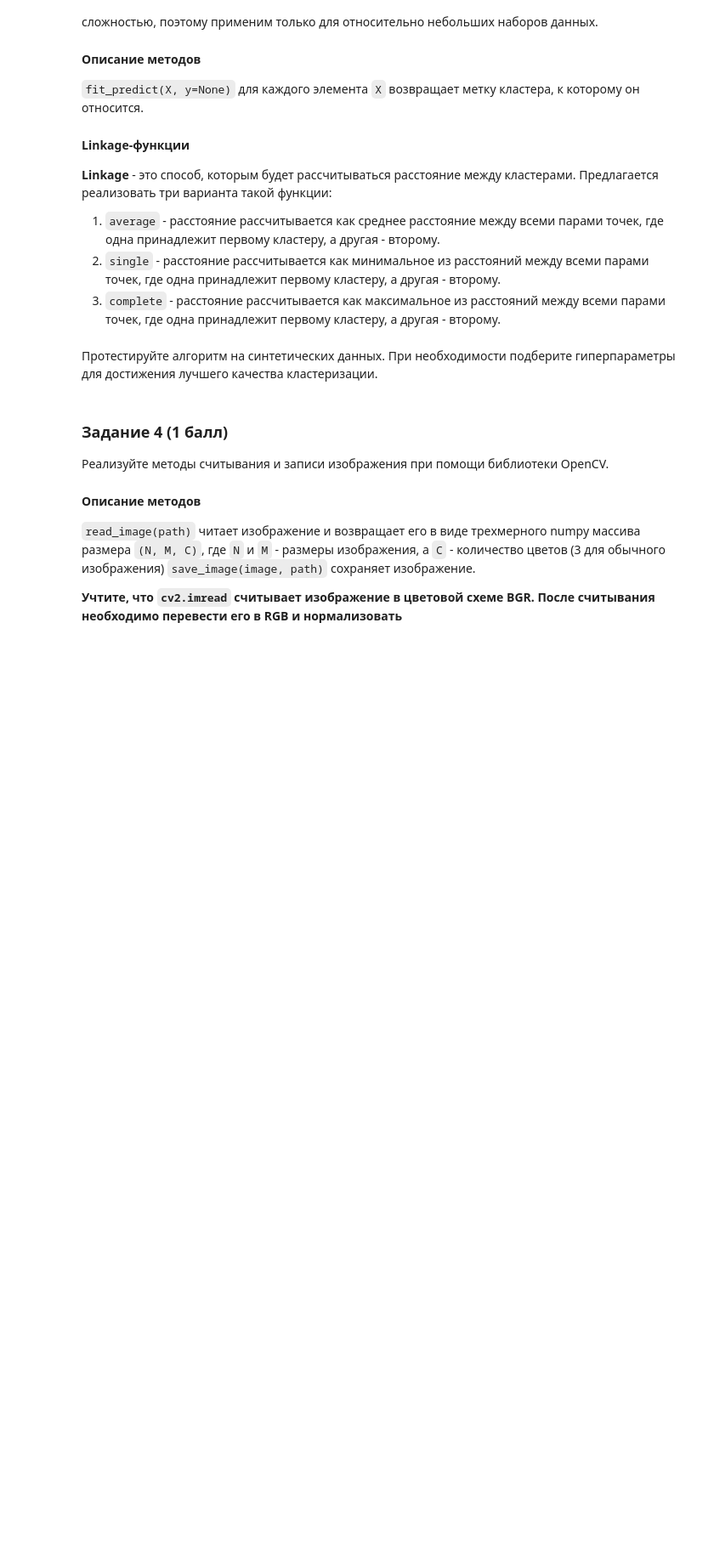
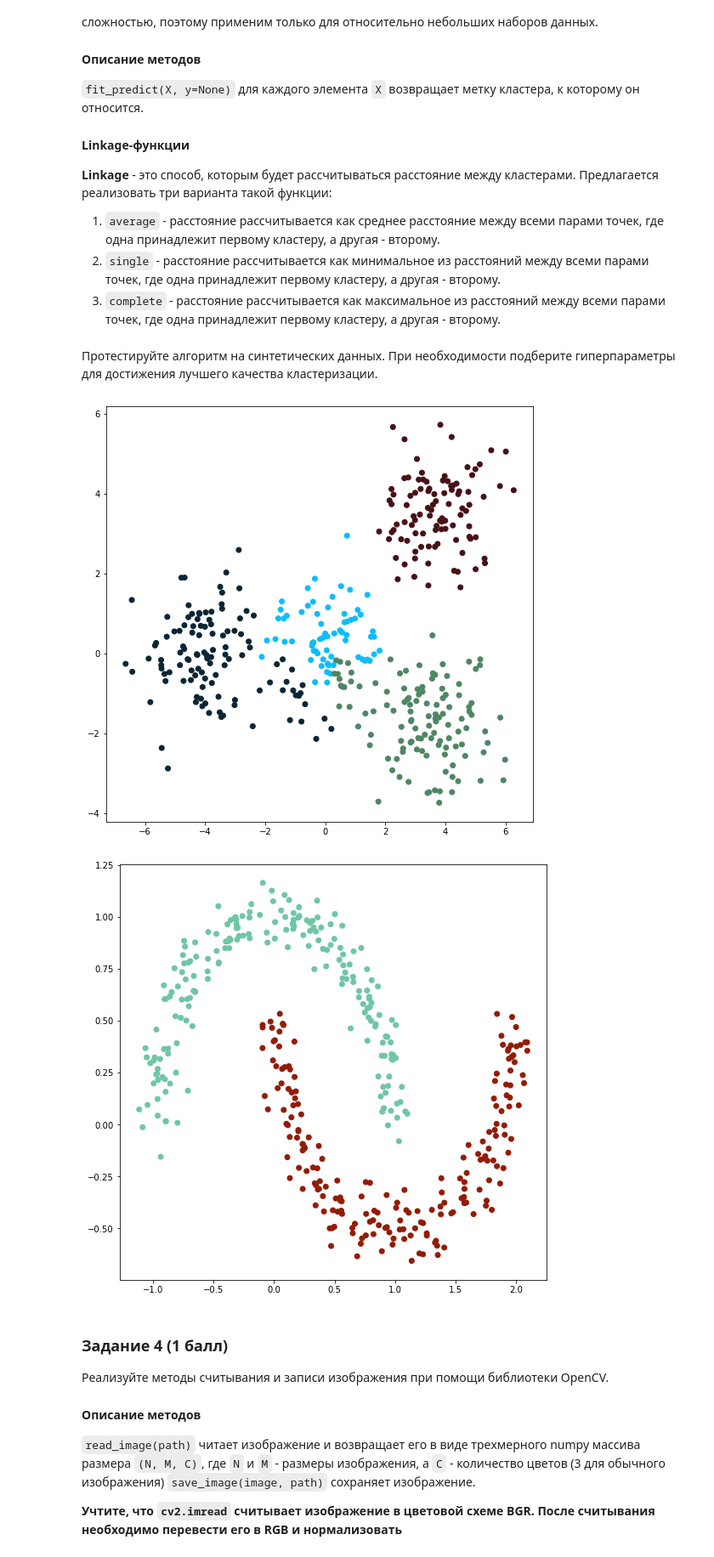
Before and after one commit to TihonkovSergey/ML-HSE, a Jupyter notebook: 02. Clustering/solution/hw02_solution.ipynb, the cells around one changed output. Shown at 85% size. Saved outputs shown, nothing was run; the diff lists cells and outputs as text; code cells hidden in the pictures; blank space fills up the shorter version.

```diff
--- a/02. Clustering/solution/hw02_solution.ipynb
+++ b/02. Clustering/solution/hw02_solution.ipynb
@@ -210,7 +306,7 @@ __Linkage__ - это способ, которым будет рассчитыв
 2. `single` - расстояние рассчитывается как минимальное из расстояний между всеми парами точек, где одна принадлежит первому кластеру, а другая - второму.
 2. `complete` - расстояние рассчитывается как максимальное из расстояний между всеми парами точек, где одна принадлежит первому кластеру, а другая - второму.
 # %%
-class AgglomertiveClustering:
+class AgglomerativeClustering:
     def __init__(self, n_clusters: int = 16, linkage: str = "average"):
         """
 
@@ -228,9 +324,10 @@ class AgglomertiveClustering:
             3. complete --- максимальное из расстояний между всеми парами точек,
                где одна принадлежит первому кластеру, а другая - второму.
         """
-        raise NotImplementedError()
+        self.n_clusters = n_clusters
+        self.linkage = linkage
 
-    def fit_predict(self, X: np.array, y = None) -> np.array:
+    def fit_predict(self, X: np.array, y=None) -> np.array:
         """
         Кластеризует элементы из X,
         для каждого возвращает индекс соотв. кластера.
@@ -249,17 +346,46 @@ class AgglomertiveClustering:
             (Для каждой точки из X индекс соотв. кластера).
 
         """
-        raise NotImplementedError()
+        n_points = X.shape[0]
+        labels = np.arange(n_points)
+        distance = build_distance(X, X)
+        distance[np.diag_indices(n_points)] = np.inf
+
+        n_clusters_left = n_points
+        while n_clusters_left > self.n_clusters:
+            cluster_a, cluster_b = np.unravel_index(np.argmin(distance), shape=distance.shape)
+
+            if self.linkage == "average":
+                distance[cluster_a] = distance[:, cluster_a] = np.mean((distance[cluster_a], distance[cluster_b]),
+                                                                       axis=0, keepdims=True)
+            elif self.linkage == "single":
+                distance[cluster_a] = distance[:, cluster_a] = np.minimum(distance[cluster_a], distance[cluster_b])
+            elif self.linkage == "complete":
+                distance[cluster_a] = distance[:, cluster_a] = np.maximum(distance[cluster_a], distance[cluster_b])
+
+            distance[cluster_b] = distance[:, cluster_b] = distance[cluster_a, cluster_a] = np.inf
+            labels[np.where(labels == cluster_b)] = cluster_a
+            n_clusters_left = np.unique(labels).shape[0]
+
+        real_labels = np.full(n_points, -1)
+        real_cluster = 0
+        for cluster in np.unique(labels):
+            real_labels[np.where(labels == cluster)] = real_cluster
+            real_cluster += 1
+        return real_labels
 # %% [markdown]
 Протестируйте алгоритм на синтетических данных. При необходимости подберите гиперпараметры для достижения лучшего качества кластеризации.
 # %%
-agg_clustering = AgglomertiveClustering(n_clusters=4)
+agg_clustering = AgglomerativeClustering(n_clusters=4)
 labels = agg_clustering.fit_predict(X_1)
 visualize_clasters(X_1, labels)
 
-agg_clustering = AgglomertiveClustering(n_clusters=2)
+agg_clustering = AgglomerativeClustering(linkage="single", n_clusters=2)
 labels = agg_clustering.fit_predict(X_2)
 visualize_clasters(X_2, labels)
+# %% [output]
+[figure, added]
+[figure, added]
 # %% [markdown]
 ### Задание 4 (1 балл)
 Реализуйте методы считывания и записи изображения при помощи библиотеки OpenCV.
```
Also changed, not shown: parts of 13 cells of this notebook.
